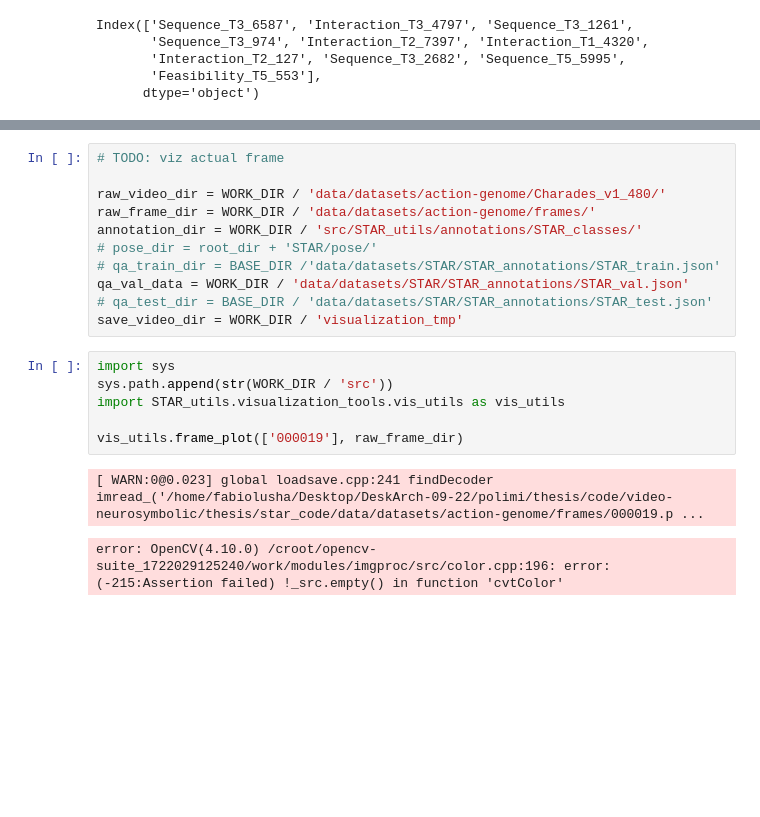
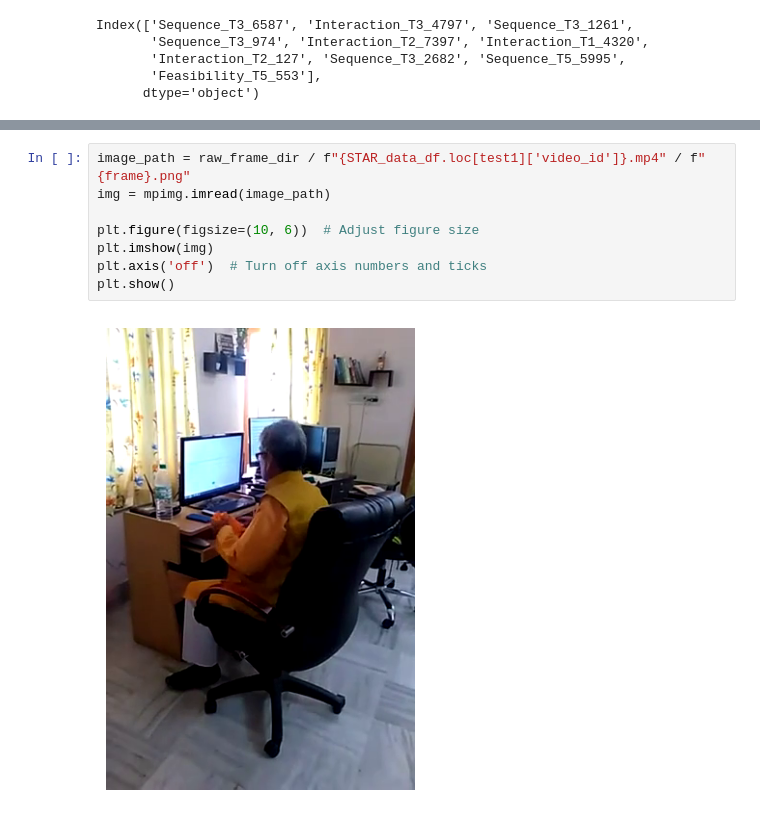
Before and after one commit to FabioLusha/video-neurosymbolic, a Jupyter notebook: star_code/experiments/week_0416_zs_cot_chat_prompting_with_generated_stsg_gemma3_4b.ipynb, the cells around one changed output, grey strips where cells are left out. Saved outputs shown, nothing was run; the diff lists cells and outputs as text; blank space fills up the shorter version.

Commit message:
Visualizing frame images with generated graphs

```diff
--- a/star_code/experiments/week_0416_zs_cot_chat_prompting_with_generated_stsg_gemma3_4b.ipynb
+++ b/star_code/experiments/week_0416_zs_cot_chat_prompting_with_generated_stsg_gemma3_4b.ipynb
@@ -2447,22 +2468,12 @@ draw_tripartite_graph(STAR_data_df['stsg'][test_id]['000019'])
 # %% [output]
 [drawing not drawn]
-# %%
-# TODO: viz actual frame
-
-raw_video_dir = WORK_DIR / 'data/datasets/action-genome/Charades_v1_480/'
-raw_frame_dir = WORK_DIR / 'data/datasets/action-genome/frames/'
-annotation_dir = WORK_DIR / 'src/STAR_utils/annotations/STAR_classes/'
-# pose_dir = root_dir + 'STAR/pose/'
-# qa_train_dir = BASE_DIR /'data/datasets/STAR/STAR_annotations/STAR_train.json'
-qa_val_data = WORK_DIR / 'data/datasets/STAR/STAR_annotations/STAR_val.json'
-# qa_test_dir = BASE_DIR / 'data/datasets/STAR/STAR_annotations/STAR_test.json'
-save_video_dir = WORK_DIR / 'visualization_tmp'
-# %%
-import sys
-sys.path.append(str(WORK_DIR / 'src'))
-import STAR_utils.visualization_tools.vis_utils as vis_utils
-
-vis_utils.frame_plot(['000019'], raw_frame_dir)
-# %% [output]
-[ WARN:0@0.023] global loadsave.cpp:241 findDecoder imread_('/home/fabiolusha/Desktop/DeskArch-09-22/polimi/thesis/code/video-neurosymbolic/thesis/star_code/data/datasets/action-genome/frames/000019.p ...
-error: OpenCV(4.10.0) /croot/opencv-suite_1722029125240/work/modules/imgproc/src/color.cpp:196: error: (-215:Assertion failed) !_src.empty() in function 'cvtColor'
+# %%
+image_path = raw_frame_dir / f"{STAR_data_df.loc[test1]['video_id']}.mp4" / f"{frame}.png"
+img = mpimg.imread(image_path)
+
+plt.figure(figsize=(10, 6))  # Adjust figure size
+plt.imshow(img)
+plt.axis('off')  # Turn off axis numbers and ticks
+plt.show()
+# %% [output]
+[figure, added]
```
Also changed, not shown: parts of 42 cells of this notebook, 1 other file.
